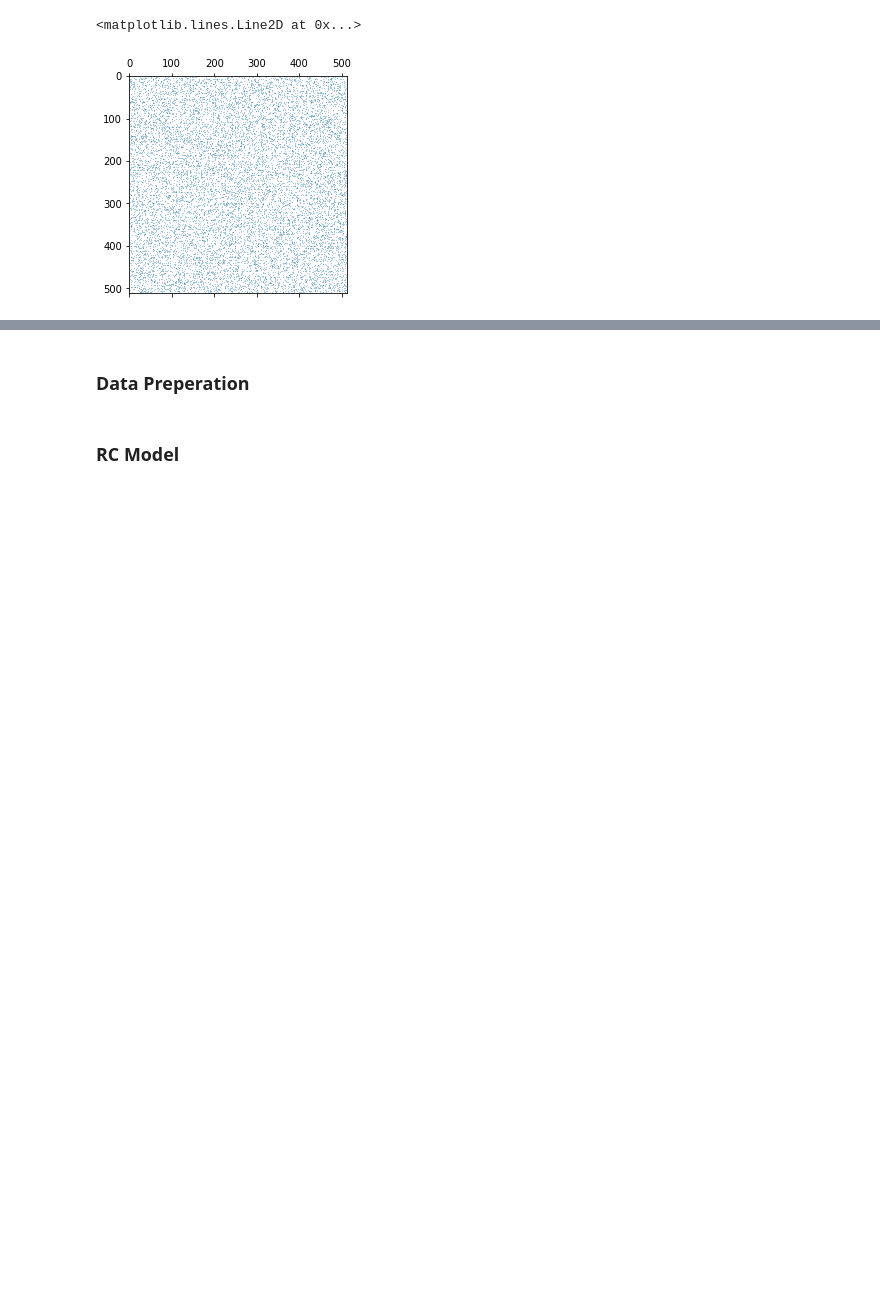
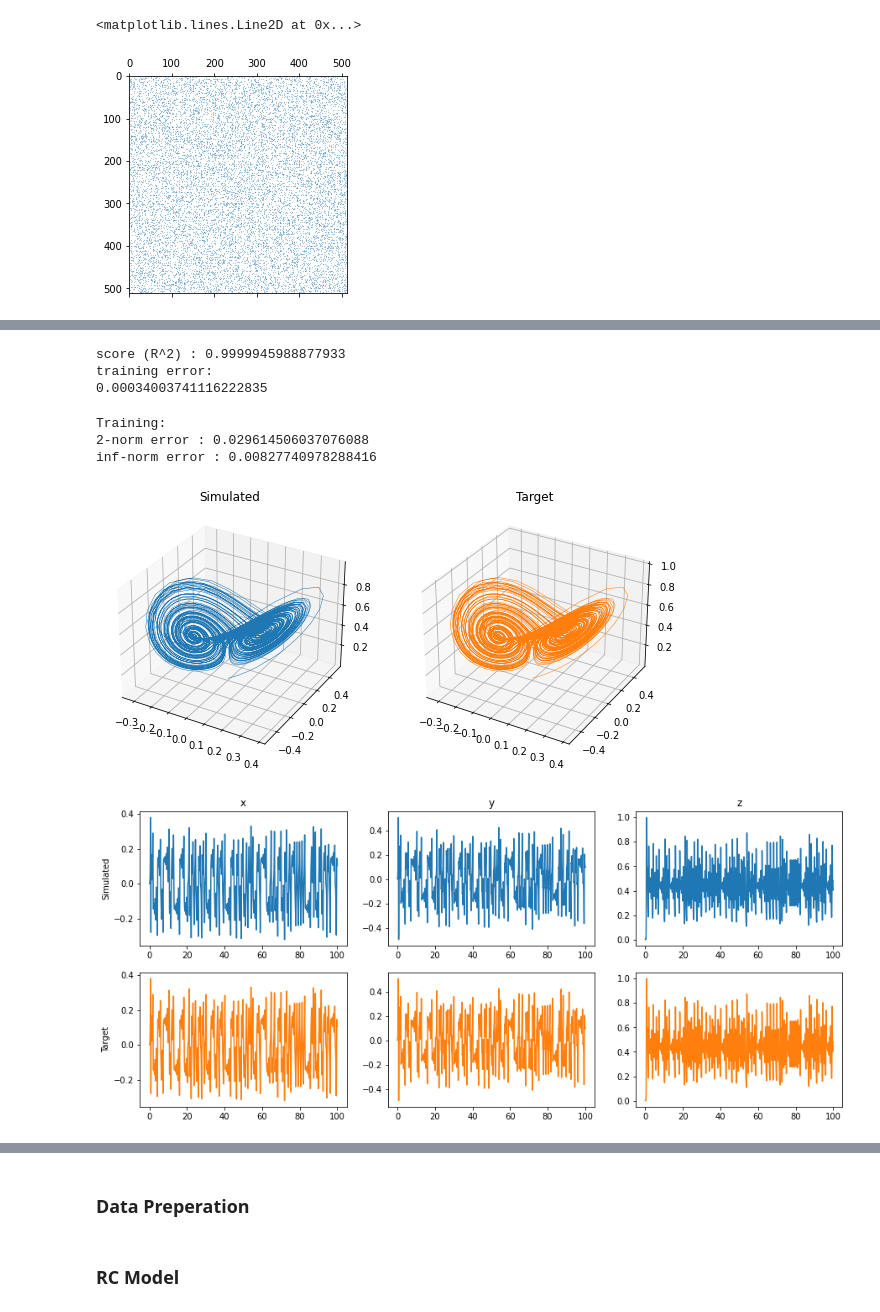
Before and after one commit to skim0119/nengo-practice, a Jupyter notebook: 1.Lorenz63.ipynb, the cells around one changed output, grey strips where cells are left out. Saved outputs shown, nothing was run; the diff lists cells and outputs as text; code cells hidden in the pictures; blank space fills up the shorter version.

```diff
--- a/1.Lorenz63.ipynb
+++ b/1.Lorenz63.ipynb
@@ -184,10 +236,0 @@ W_in = generate_coupler(num_reservoir_neurons, 3, alpha=1, seed=seed)  # Dr x D
-# %%
-# Rescale
-uscale = 1.0/np.abs(us).max()
-vscale = 1.0/np.abs(vs).max()
-us = us * uscale
-vs = vs * vscale
-
-# Training Dataset
-u_t = us[:num_train]
-v_train = vs[:num_train]
@@ -194,7 +239,12 @@ v_train = vs[:num_train]
+# %%
+# Training Dataset
+u_train = us[:num_train] * uscale
+v_train = vs[:num_train] * vscale
 # %%
-r = np.zeros(num_reservoir_neurons)
-r_next = [r.copy()]
-for u in u_t[1:]:
+# Run reservoir
+r = np.zeros(num_reservoir_neurons) # Initial state
+r_next = []
+for u in u_train:
     r = np.tanh(W_in@u + A.dot(r))
     r_next.append(r)
 r_next = np.asarray(r_next)
@@ -258 +263,23 @@ Text(0.5, 0, 'time')
+# %%
+clf = Ridge(alpha=beta, fit_intercept=False)
+clf.fit(r_next, v_train)
+print(f'score (R^2) : {clf.score(r_next, v_train)}')
+decode_2 = lambda r: clf.predict(r)
+
+v_out  = decode_2(r_next)
+print("training error:");
+print(np.sqrt(np.mean((v_out - v_train)**2)))
+# %% [output]
+score (R^2) : 0.9999945988877933
+training error:
+0.00034003741116222835
+# %%
+print('Training:')
+plot_1(v_out, v_train, dt)
+# %% [output]
+Training:
+2-norm error : 0.029614506037076088
+inf-norm error : 0.00827740978288416
+[figure, added]
+[figure, added]
 # %%
```
Also changed, not shown: parts of 29 cells of this notebook.
